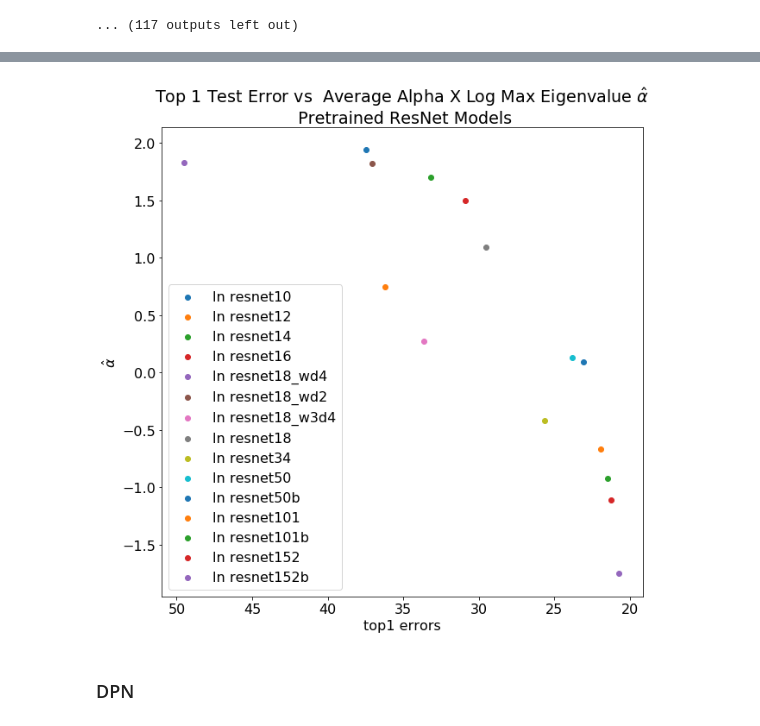
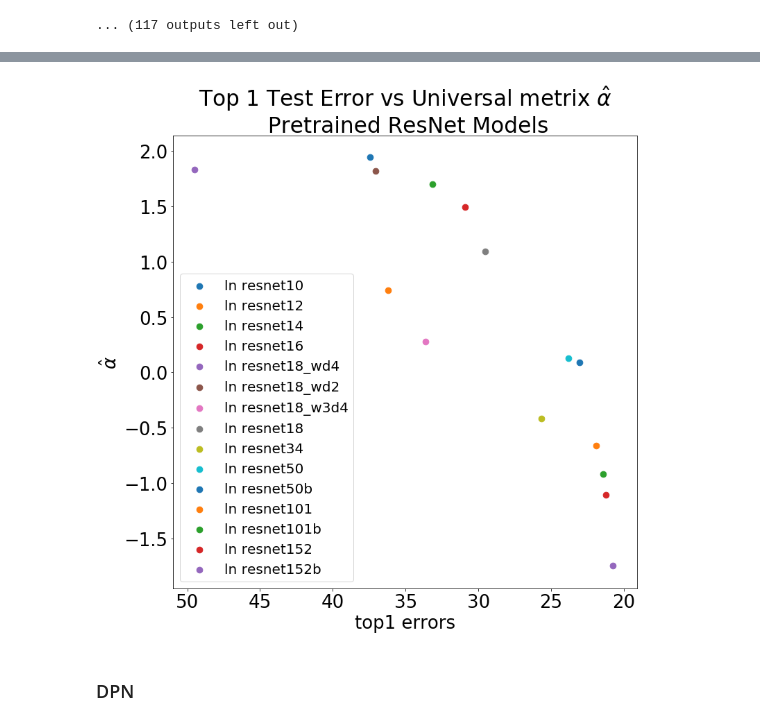
Before and after one commit to CalculatedContent/PredictingTestAccuracies, a Jupyter notebook: EvenMore-pytorch-models-OSMR-Weighted-Alphas.ipynb, the cells around one changed output, grey strips where cells are left out. Cells and saved outputs as stored; diff of their text form; code cells hidden in the pictures.

Commit message:
clearning up empirical and plots

```diff
--- a/EvenMore-pytorch-models-OSMR-Weighted-Alphas.ipynb
+++ b/EvenMore-pytorch-models-OSMR-Weighted-Alphas.ipynb
@@ -271,13 +271,18 @@ resnet18_wd2
 [interactive output not drawn]
 ... (117 outputs left out)
 # %%
+def plot_top_errors(title, fixednames=None, lognorm=True, tops=["top1"], small=True):
 
-
-def plot_top_errors(title, fixednames=None, lognorm=True, tops=["top1"]):
-
-    matplotlib.rcParams.update({'font.size': 16})
-    plt.rcParams['figure.figsize'] = [10,10]
-
+    if small:
+        plt.rcParams['figure.figsize'] = [10,10]
+        matplotlib.rcParams.update({'font.size': 24})
+        legend_prop={'size':20}
+        marker_size = 75
+    else:
+        plt.rcParams['figure.figsize'] = [12,12]
+        matplotlib.rcParams.update({'font.size': 26})
+        legend_prop={'size':20}
+        marker_size = 75
 
     for top in tops:
 
@@ -294,7 +299,7 @@ def plot_top_errors(title, fixednames=None, lognorm=True, tops=["top1"]):
                     top1 = osmr[osmr['fixedname']==fname][top].values[0]
                     avga = np.average(alphas_4model[fname])
 
-                    plt.scatter(top1, avga, label="ln "+fname)
+                    plt.scatter(top1, avga, label="ln "+fname, s=marker_size)
 
                     table_line = "& {} & {} & {} \\\\".format(fname.replace("_","\_"), top1, avga)
                     print(table_line)
@@ -304,7 +309,7 @@ def plot_top_errors(title, fixednames=None, lognorm=True, tops=["top1"]):
 
         plt.ylabel("{} errors".format(top))
         #if lognorm:
-        plt.title(r"Top 1 Test Error vs  Average Alpha X Log Max Eigenvalue $\hat{\alpha}$"+"\n Pretrained {} Models".format(title))
+        plt.title(r"Top 1 Test Error vs Universal metrix $\hat{\alpha}$"+"\n Pretrained {} Models".format(title))
         plt.ylabel(r'$\hat{\alpha}$')
         #else:
         #    plt.title(r"Top 1 Test Error vs  Average Log  $\alpha$"+"\n Pretrained {} Models".format(title))
@@ -312,7 +317,7 @@ def plot_top_errors(title, fixednames=None, lognorm=True, tops=["top1"]):
 
         plt.xlabel("{} errors".format(top))
         plt.gca().invert_xaxis()
-        plt.legend()
+        plt.legend(prop=legend_prop)
         plt.savefig("img/{}-w_alphas.png".format(title))
         plt.show()
 # %%
@@ -329,4 +334,4 @@ plot_top_errors(title="MeNet")
 # %%
 plt.rcParams['figure.figsize'] = [10,10]
-plot_top_errors("ResNet")
+plot_top_errors("ResNet", small=False)
 # %% [output]
@@ -348,4 +353,4 @@ plot_top_errors("ResNet")
-[figure, old version]
+[figure, new version]
 # %% [markdown]
 ### DPN
 # %%
```
Also changed, not shown: parts of 12 cells of this notebook, 3 other files.
